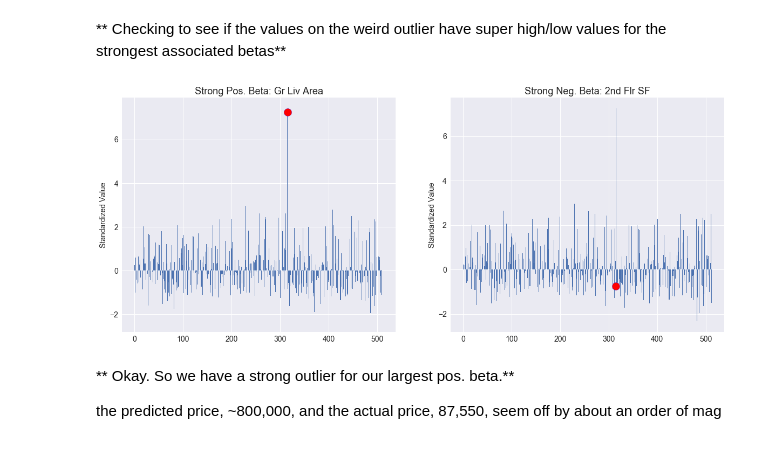
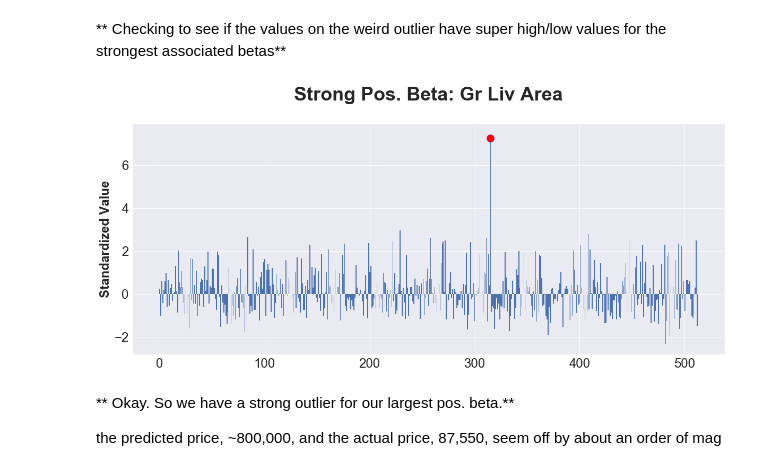
Before and after one commit to jquella/DSI_Project_Ames, a Jupyter notebook: project-2_JQ_take2.ipynb, the cells around one changed output. Saved outputs shown, nothing was run; the diff lists cells and outputs as text; code cells hidden in the pictures.

```diff
--- a/project-2_JQ_take2.ipynb
+++ b/project-2_JQ_take2.ipynb
@@ -219,9 +228,9 @@ plot_groupby(X_train, 'Lot Frontage', 'Lot Shape');
 
 lotfill = X_train.loc[X_train[X_train['Lot Frontage'].isnull()].index, 'Lot Shape'].map(X_train.groupby('Lot Shape').agg('mean')['Lot Frontage'])
 
-eda['Lot Frontage'].fillna(lotfill, inplace=True)
+eda_df['Lot Frontage'].fillna(lotfill, inplace=True)
 
 ## now filling every other NaN value with just the column mean:
-eda.fillna(eda.mean(), inplace=True)
+eda_df.fillna(eda_df.mean(), inplace=True)
 # %%
 ## let's check to make sure there are no nulls now!!
@@ -268,9 +271,9 @@ X_test_slr = X_test_slr.drop(drop_cols, axis=1)
 # X_test = X_test.drop(drop_cols, axis=1)
 
 
-# X_train = eda.drop(['SalePrice'], axis=1)
+# X_train = eda_df.drop(['SalePrice'], axis=1)
 
-X_train_slr = eda.drop(['SalePrice'], axis=1)
+X_train_slr = eda_df.drop(['SalePrice'], axis=1)
 # %%
 X_test_slr.shape, X_train_slr.shape
 # %% [output]
@@ -319,3 +343,7 @@ plt.scatter(lr.predict(X_test_slr), y_test);
+# %%
+checkdata = pd.DataFrame(data=X_test_slr, columns=eda_df.columns[:-1])
+checkdata['yhat'] = lr.predict(X_test_slr)
+# checkdata.sort_values(by='yhat', ascending=False)
 # %%
 checkdata.head()
 # %% [output]
@@ -339,7 +357,3 @@ X_test.head()
-# %%
-checkdata = pd.DataFrame(data=X_test_slr, columns=eda.columns[:-1])
-checkdata['yhat'] = lr.predict(X_test_slr)
-# checkdata.sort_values(by='yhat', ascending=False)
 # %%
 checkdata[checkdata['yhat'] > 800000]
 # %% [output]
@@ -349,24 +373,17 @@ checkdata[checkdata['yhat'] > 800000]
 # %% [markdown]
 ** Checking to see if the values on the weird outlier have super high/low values for the strongest associated betas**
 # %%
-fig, ax = plt.subplots(nrows=1, ncols=2, figsize = (20, 8));
+fig, ax = plt.subplots(nrows=1, ncols=1, figsize = (20, 8));
 
-ax[0].bar(checkdata.index, checkdata['Gr Liv Area']);
-ax[0].scatter(315,checkdata.loc[315, 'Gr Liv Area'], color='r', s=200, edgecolors='b', zorder=5);
-ax[0].set_title('Strong Pos. Beta: Gr Liv Area', fontsize=18);
+ax.bar(checkdata.index, checkdata['Gr Liv Area']);
+ax.scatter(315,checkdata.loc[315, 'Gr Liv Area'], color='r', s=200, edgecolors='b', zorder=5);
+ax.set_title('Strong Pos. Beta: Gr Liv Area\n', fontsize=36, weight='bold');
 
+ax.set_ylabel('Standardized Value', fontsize=24, weight='bold');
 
-ax[1].bar(checkdata.index, checkdata['Gr Liv Area']);
-ax[1].scatter(315,checkdata.loc[315, '2nd Flr SF'], color='r', s=200, edgecolors='b', zorder=10);
-ax[1].set_title('Strong Neg. Beta: 2nd Flr SF', fontsize=18);
-
-ax[0].set_ylabel('Standardized Value', fontsize=14);
-ax[1].set_ylabel('Standardized Value', fontsize=14);
-
-ax[0].tick_params(axis='both', labelsize =14);
-ax[1].tick_params(axis='both', labelsize =14);
+ax.tick_params(axis='both', labelsize =24);
 # %% [output]
-[figure, old version]
+[figure, new version]
 # %% [markdown]
 ** Okay. So we have a strong outlier for our largest pos. beta.**
 
```
Also changed, not shown: parts of 28 cells of this notebook, 1 other file.
